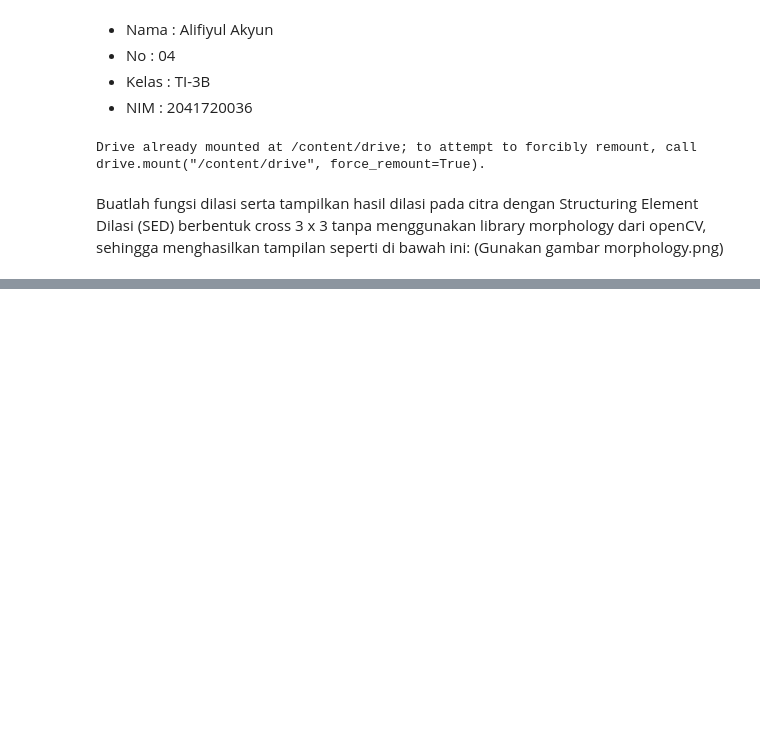
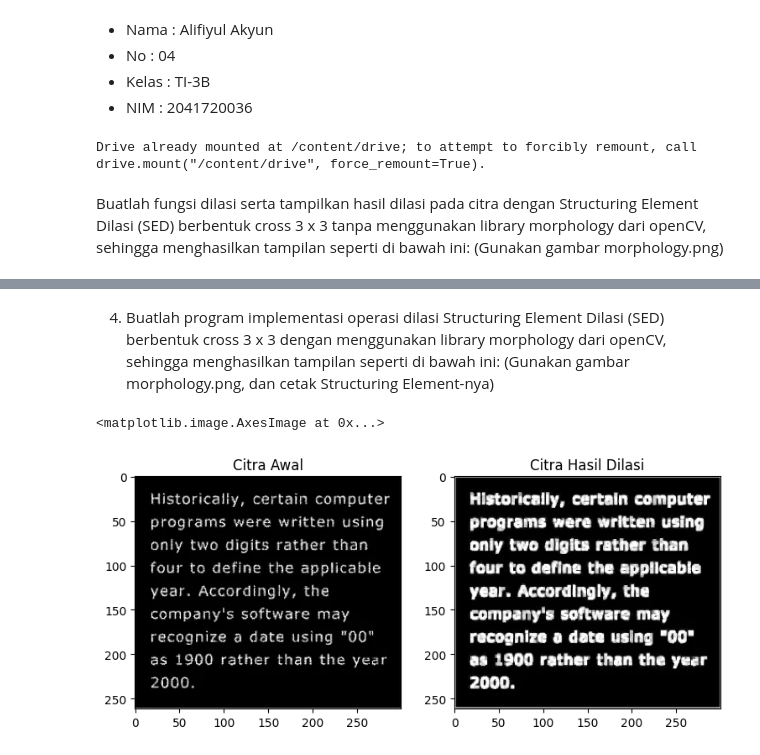
Before and after one commit to AlifiyulAkyun/PCVK_Genap_2023, a Jupyter notebook: Week9.ipynb, the cells around one changed output, grey strips where cells are left out. Cells and saved outputs as stored; diff of their text form; code cells hidden in the pictures; blank space fills up the shorter version.

```diff
--- a/Week9.ipynb
+++ b/Week9.ipynb
@@ -59,0 +61,28 @@ error: ignored
+# %% [markdown]
+4. Buatlah program implementasi operasi dilasi Structuring Element Dilasi (SED)
+berbentuk cross 3 x 3 dengan menggunakan library morphology dari openCV, sehingga menghasilkan tampilan seperti di bawah ini: (Gunakan gambar morphology.png, dan cetak Structuring Element-nya)
+# %%
+# Dilasi dengan library opencv
+
+# Input image
+input_image = cv2.imread('/content/drive/MyDrive/PCVK/image/morphology.png')
+
+# Membuat structured element berbentuk square 5x5
+se = np.ones((3,3))
+
+# Hasil dilasi menggunakan library opencv dilate()
+output_image = cv2.morphologyEx(input_image, cv2.MORPH_DILATE, se)
+
+# Membuat figure
+fig, axs = plt.subplots(1, 2, figsize=(9,5))
+
+# Menampilkan citra awal
+axs[0].set_title("Citra Awal")
+axs[0].imshow(input_image)
+
+# Menampilkan citra hasil dilasi
+axs[1].set_title("Citra Hasil Dilasi")
+axs[1].imshow(output_image)
+# %% [output]
+<matplotlib.image.AxesImage at 0x...>
+[figure, added]
```
Also changed, not shown: parts of 27 cells of this notebook.
